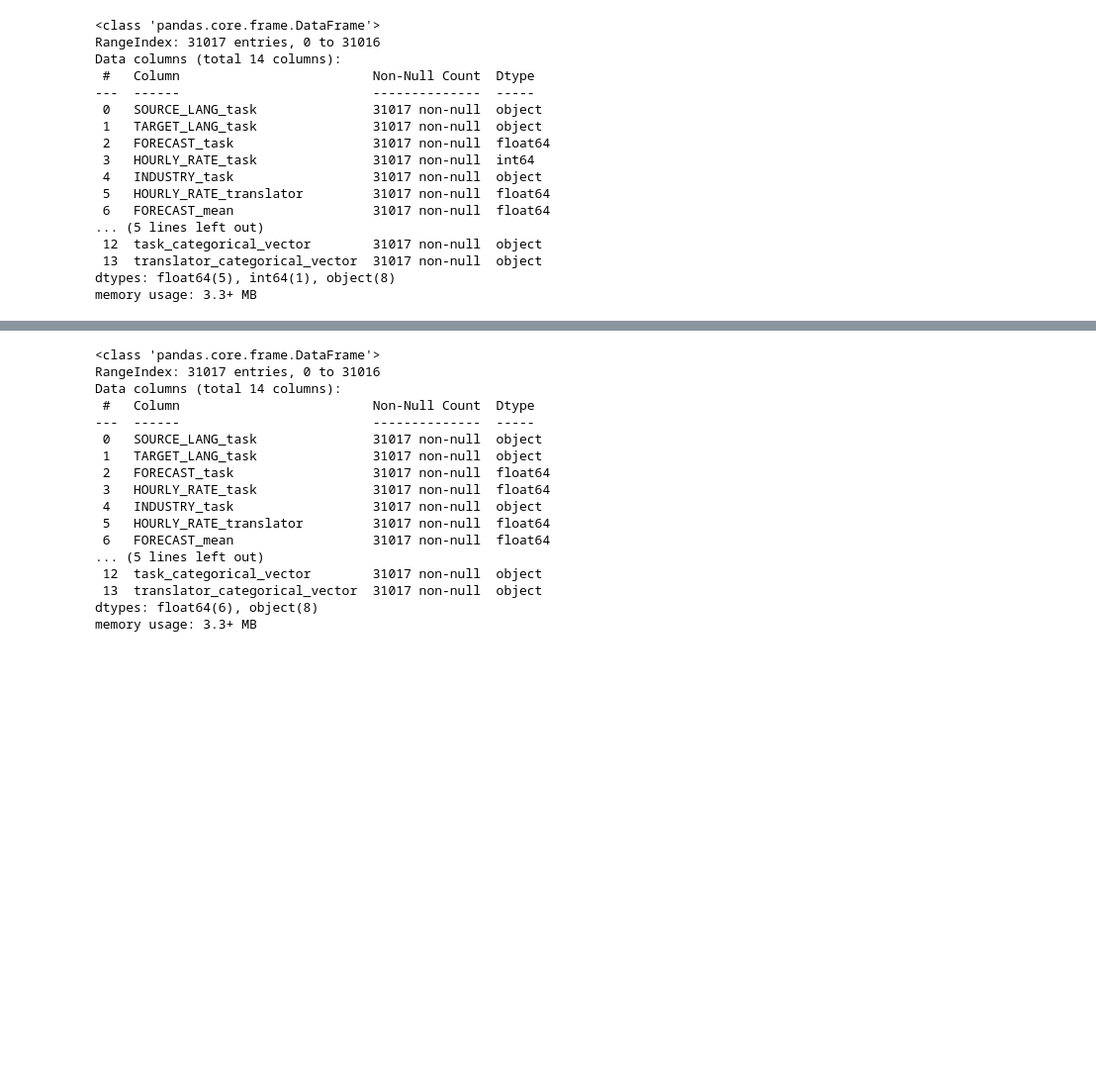
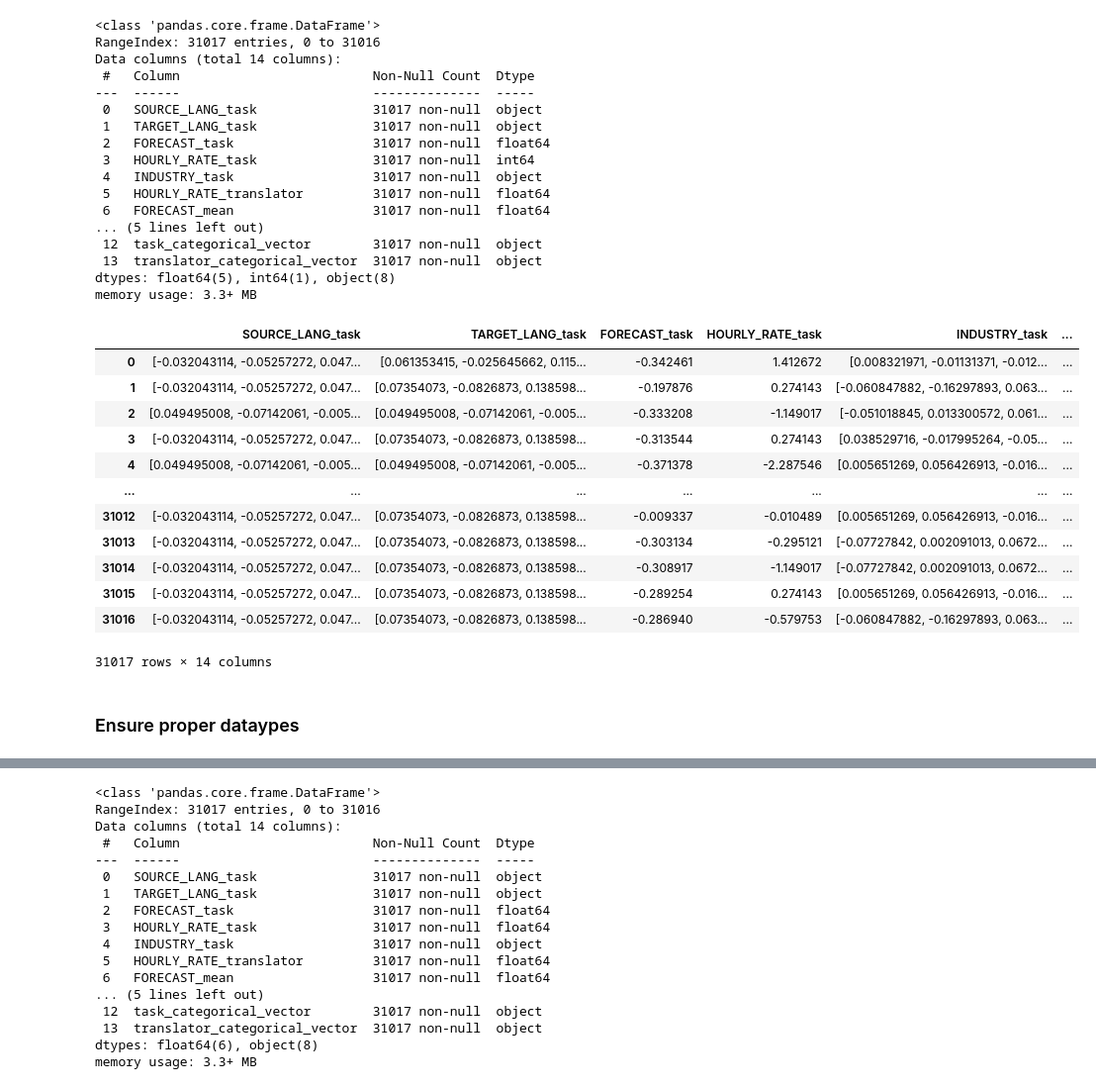
Before and after one commit to tomiock/TARS, a Jupyter notebook: notebooks/data_prep.ipynb, the cells around one changed output, grey strips where cells are left out. Shown: that part at 99% size. Saved outputs shown, nothing was run; the diff lists cells and outputs as text; code cells hidden in the pictures; blank space fills up the shorter version.

```diff
--- a/notebooks/data_prep.ipynb
+++ b/notebooks/data_prep.ipynb
@@ -279,3 +279,21 @@ scalar.fit(scalar_data)
 scalar_data = scalar.transform(scalar_data)
 
 positives[scalar_columns] = scalar_data
+# %%
+positives
+# %% [output]
+|  | SOURCE_LANG_task | TARGET_LANG_task | FORECAST_task | HOURLY_RATE_task | INDUSTRY_task | ... |
+| 0 | [-0.032043114, -0.05257272, 0.047... | [0.061353415, -0.025645662, 0.115... | -0.342461 | 1.412672 | [0.008321971, -0.01131371, -0.012... | ... |
+| 1 | [-0.032043114, -0.05257272, 0.047... | [0.07354073, -0.0826873, 0.138598... | -0.197876 | 0.274143 | [-0.060847882, -0.16297893, 0.063... | ... |
+| 2 | [0.049495008, -0.07142061, -0.005... | [0.049495008, -0.07142061, -0.005... | -0.333208 | -1.149017 | [-0.051018845, 0.013300572, 0.061... | ... |
+| 3 | [-0.032043114, -0.05257272, 0.047... | [0.07354073, -0.0826873, 0.138598... | -0.313544 | 0.274143 | [0.038529716, -0.017995264, -0.05... | ... |
+| 4 | [0.049495008, -0.07142061, -0.005... | [0.049495008, -0.07142061, -0.005... | -0.371378 | -2.287546 | [0.005651269, 0.056426913, -0.016... | ... |
+| ... | ... | ... | ... | ... | ... | ... |
+| 31012 | [-0.032043114, -0.05257272, 0.047... | [0.07354073, -0.0826873, 0.138598... | -0.009337 | -0.010489 | [0.005651269, 0.056426913, -0.016... | ... |
+| 31013 | [-0.032043114, -0.05257272, 0.047... | [0.07354073, -0.0826873, 0.138598... | -0.303134 | -0.295121 | [-0.07727842, 0.002091013, 0.0672... | ... |
+| 31014 | [-0.032043114, -0.05257272, 0.047... | [0.07354073, -0.0826873, 0.138598... | -0.308917 | -1.149017 | [-0.07727842, 0.002091013, 0.0672... | ... |
+| 31015 | [-0.032043114, -0.05257272, 0.047... | [0.07354073, -0.0826873, 0.138598... | -0.289254 | 0.274143 | [0.005651269, 0.056426913, -0.016... | ... |
+| 31016 | [-0.032043114, -0.05257272, 0.047... | [0.07354073, -0.0826873, 0.138598... | -0.286940 | -0.579753 | [-0.060847882, -0.16297893, 0.063... | ... |
+31017 rows × 14 columns
+# %% [markdown]
+### Ensure proper dataypes
```
Also changed, not shown: parts of 5 cells of this notebook, 4 other files.
